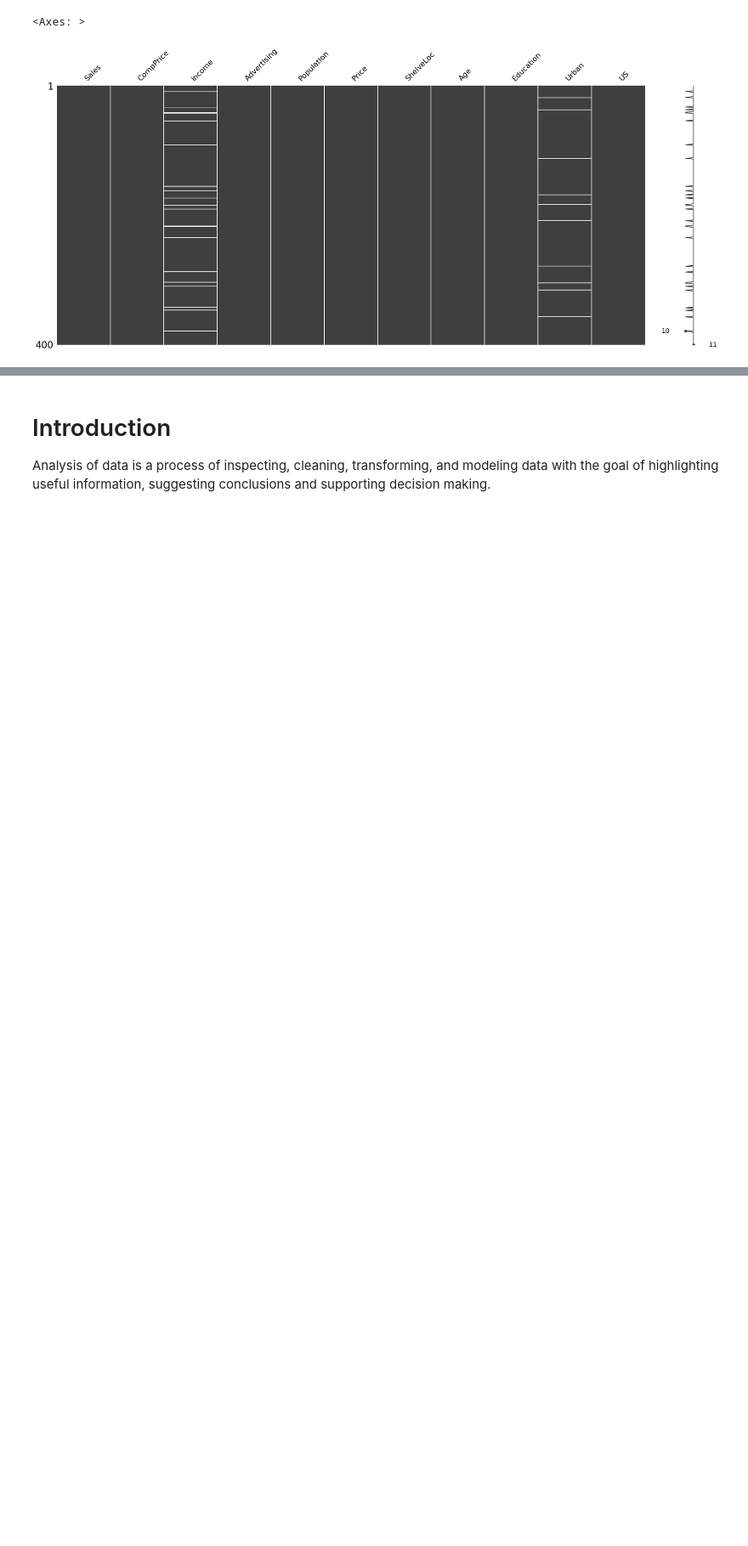
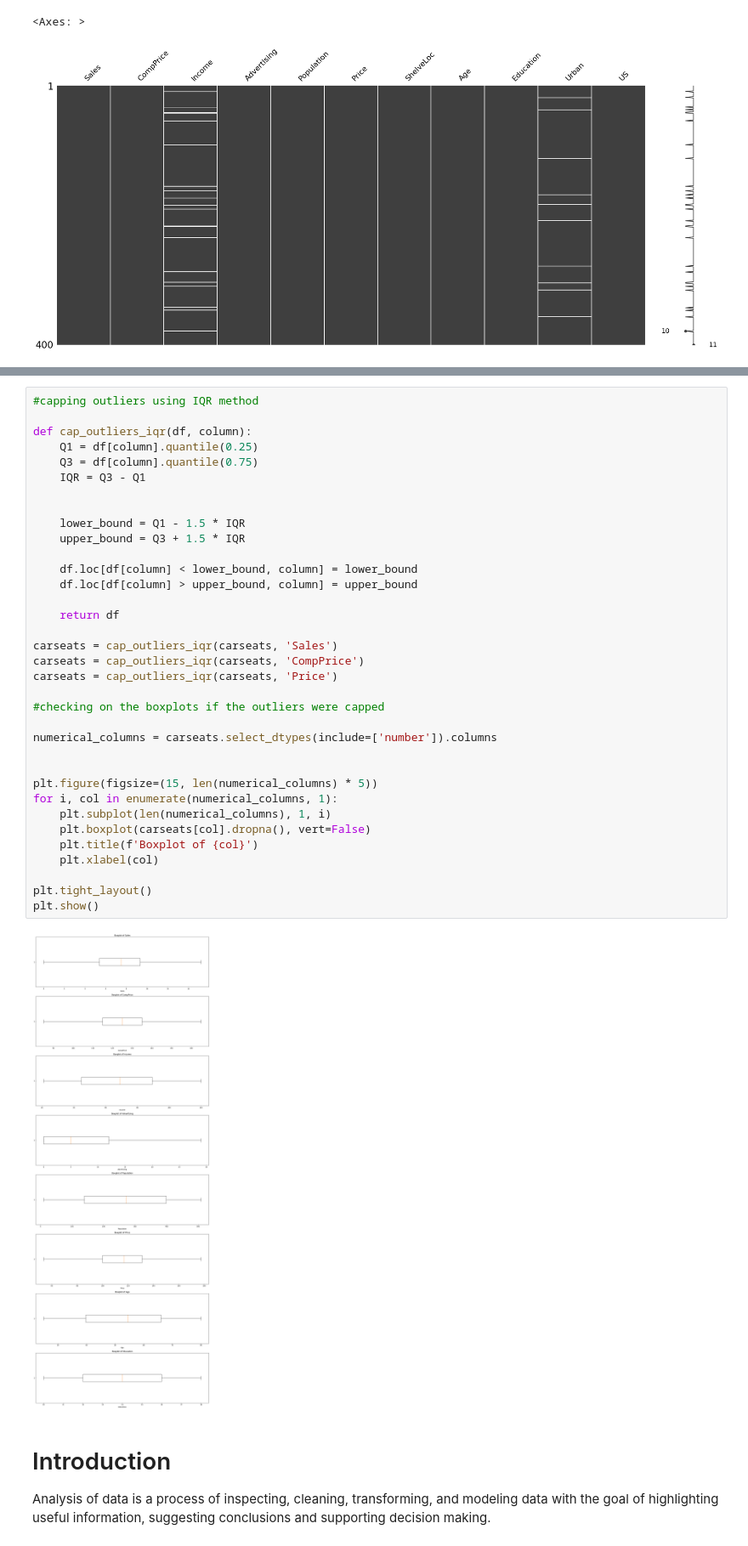
Before and after one commit to bartek00000/descripitve_stat, a Jupyter notebook: Exercise 4.ipynb, the cells around one changed output, grey strips where cells are left out. Shown at 85% size. Saved outputs shown, nothing was run; the diff lists cells and outputs as text; blank space fills up the shorter version.

```diff
--- a/Exercise 4.ipynb
+++ b/Exercise 4.ipynb
@@ -129,3 +163,40 @@ msno.matrix(carseats)
+# %%
+#capping outliers using IQR method
+
+def cap_outliers_iqr(df, column):
+    Q1 = df[column].quantile(0.25)
+    Q3 = df[column].quantile(0.75)
+    IQR = Q3 - Q1
+
+
+    lower_bound = Q1 - 1.5 * IQR
+    upper_bound = Q3 + 1.5 * IQR
+
+    df.loc[df[column] < lower_bound, column] = lower_bound
+    df.loc[df[column] > upper_bound, column] = upper_bound
+
+    return df
+
+carseats = cap_outliers_iqr(carseats, 'Sales')
+carseats = cap_outliers_iqr(carseats, 'CompPrice')
+carseats = cap_outliers_iqr(carseats, 'Price')
+
+#checking on the boxplots if the outliers were capped
+
+numerical_columns = carseats.select_dtypes(include=['number']).columns
+
+
+plt.figure(figsize=(15, len(numerical_columns) * 5))
+for i, col in enumerate(numerical_columns, 1):
+    plt.subplot(len(numerical_columns), 1, i)
+    plt.boxplot(carseats[col].dropna(), vert=False)
+    plt.title(f'Boxplot of {col}')
+    plt.xlabel(col)
+
+plt.tight_layout()
+plt.show()
+# %% [output]
+[figure, added]
 # %% [markdown]
 # Introduction
 
```
Also changed, not shown: parts of 5 cells of this notebook.
